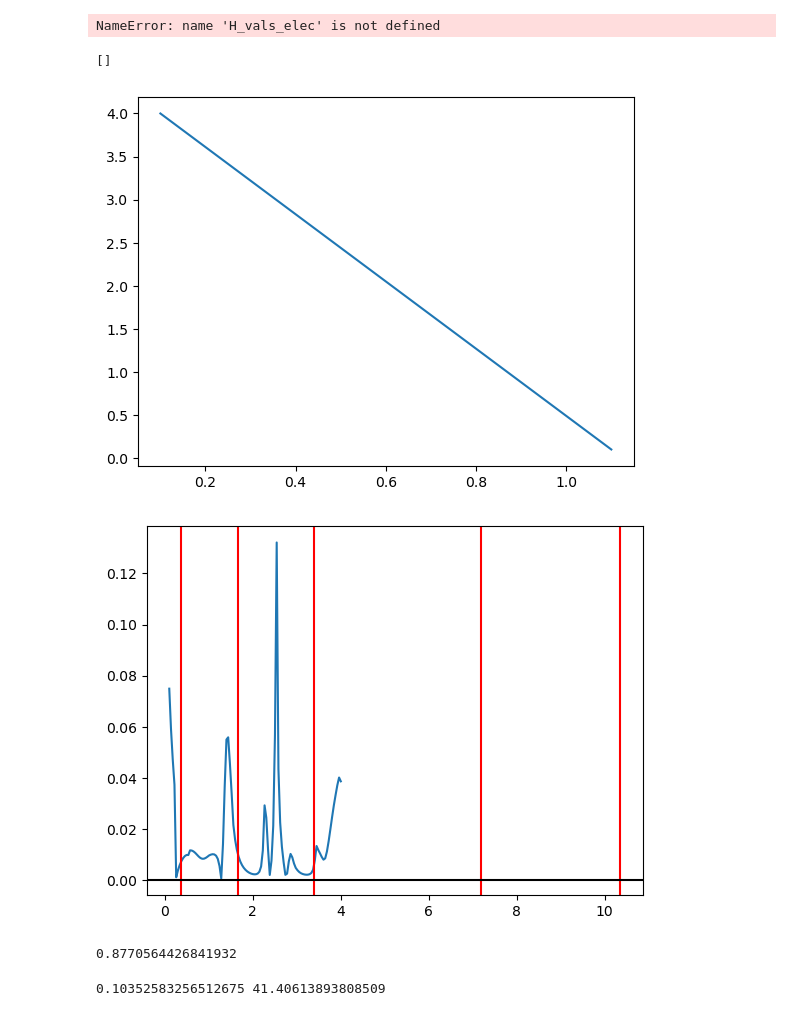
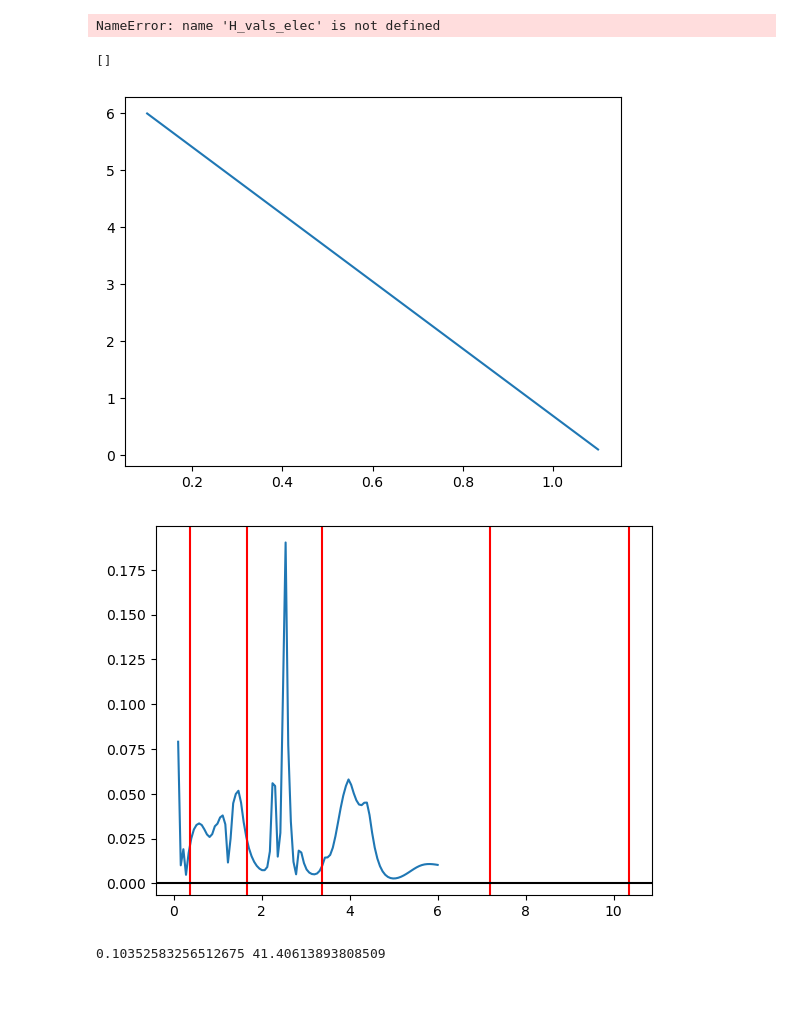
Before and after one commit to HappyTurtle99/csic2024, a Jupyter notebook: macdonald_reproducción.ipynb, the cells around one changed output. Cells and saved outputs as stored; diff of their text form; code cells hidden in the pictures.

```diff
--- a/macdonald_reproducción.ipynb
+++ b/macdonald_reproducción.ipynb
@@ -25,12 +12,12 @@ vf = 0.76 / deltaK
 # %%
 #PARAMETROS
 K = 4 * np.pi / 3
-i = 31
+hoppings = np.linspace(2.7, 3, 10)
+vfs = [hopping * np.sqrt(3) / 2 for hopping in hoppings]
+i = 66
 t = 0.11
 U = 0
-num_cells = 9
-
-rt3 = np.sqrt(3)
+num_cells = None
 
 theta = np.arccos((3 * i ** 2 + 3 * i + 0.5) / (3 * i ** 2 + 3 * i + 1))
 deltaK = 2 * K * np.sin(theta / 2)
@@ -160,37 +130,39 @@ for i in range(num_points):
 # %% [output]
 NameError: name 'H_vals_elec' is not defined
 # %%
+import numpy as np
+from matplotlib import pyplot as plt
+
+fldr_time = '20240918_124622'
 thetas = np.linspace(1.1, 0.1, 100)
-alphas = np.load('/Users/sarce/Desktop/repos/csic2024/alphas_20240917_190046_csic2024/alphas.npy')
+alphas = np.load('/Users/sarce/Desktop/repos/csic2024/alphas_' + fldr_time +  '_csic2024/alphas.npy')
 
 plt.plot(thetas, alphas)
 plt.plot()
 # %% [output]
 []
-[figure, old version]
+[figure, new version]
 # %%
 import numpy as np
 import matplotlib.pyplot as plt
 
 
 errm = 1.35 #multiplicative error
 vfK = 2.7 * 4 * np.pi * np.sqrt(3)/6
 macdonal_magics = [0.2, 0.24, 0.35, 0.5, 1.05]
 magic_alphas = [(0.11 / (vfK * 2 * np.sin(np.radians(theta) / 2))) ** 2 for theta in macdonal_magics]
 
-vs = np.load('/Users/sarce/Desktop/repos/csic2024/alphas_20240917_190046_csic2024/renorm_vs.npy')
+vs = np.load('/Users/sarce/Desktop/repos/csic2024/alphas_' + fldr_time + '_csic2024/renorm_vs.npy')
 vs_abs = np.array([np.abs(vs[i]) for i in range(len(vs))])
 
 plt.plot(alphas[:], vs_abs[:])
 for magic_alpha in magic_alphas:
     plt.axvline(x=magic_alpha, color='red')
 plt.axhline(y = 0, color='black')
 
 plt.show()
-print(vfK * (2 * np.sin(np.radians(3.9 / 2))) / (0.76))
 # %% [output]
-[figure, old version]
+[figure, new version]
-0.8770564426841932
 # %%
 theta1, theta2 = 2, 0.1
 
```
Also changed, not shown: parts of 10 cells of this notebook, 3 other files.
